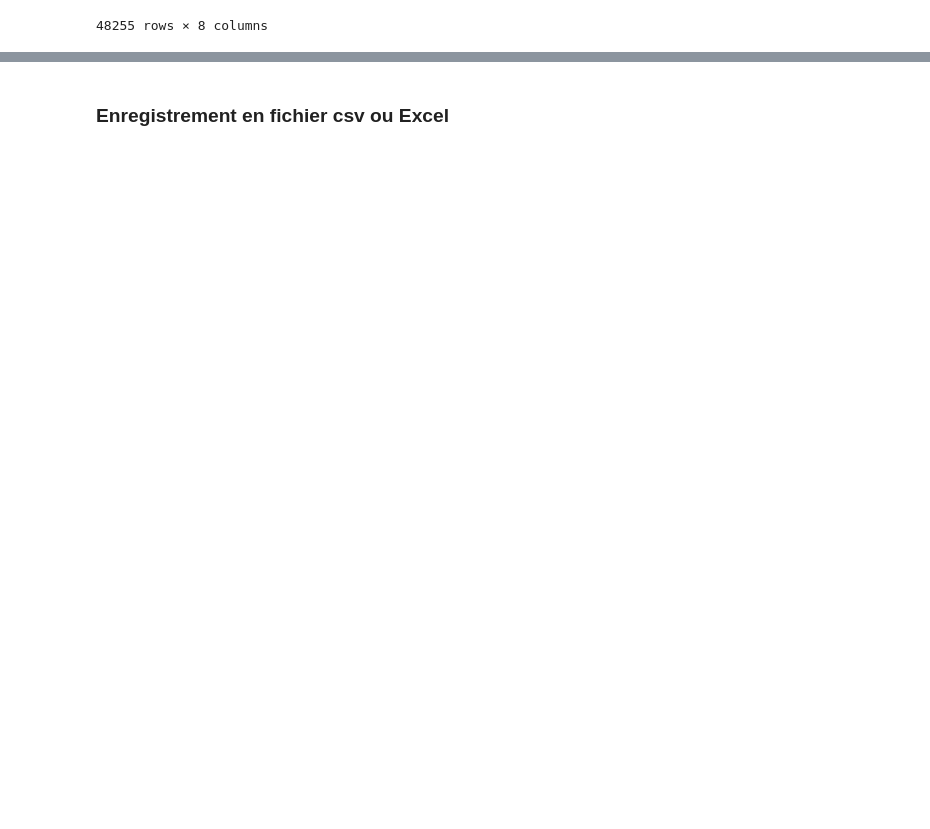
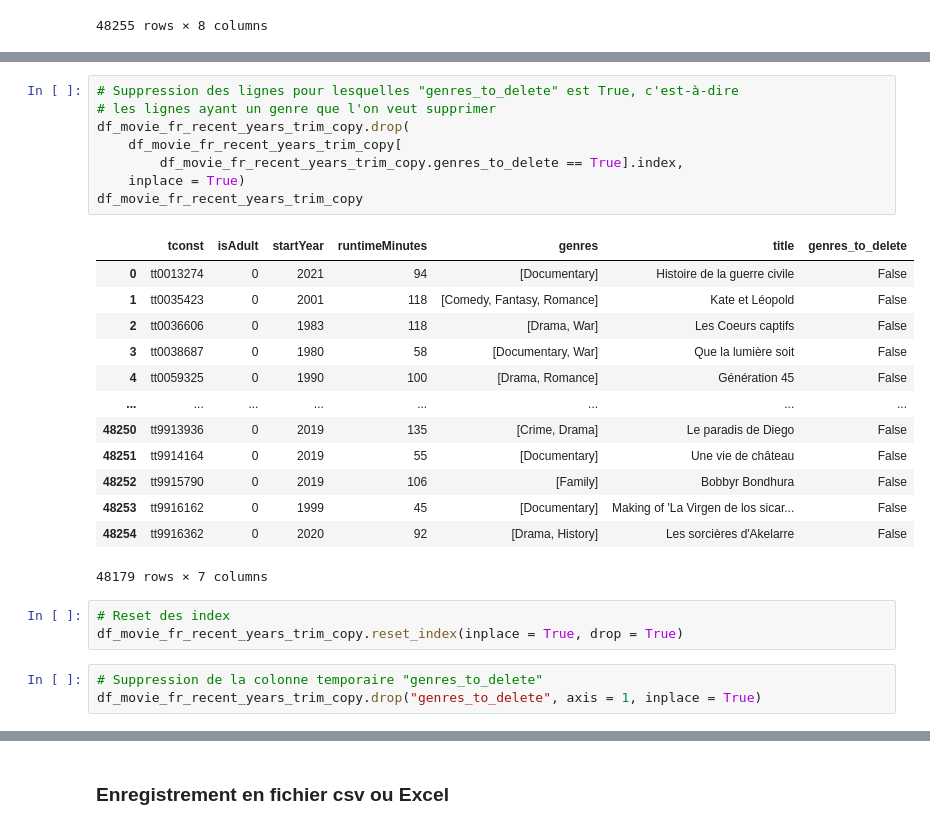
Before and after one commit to Miche5967/Projet_WCS_02_Systeme_recommandation_films, a Jupyter notebook: df_movies_in_Fr_from_1980_explode_genres.ipynb, the cells around one changed output, grey strips where cells are left out. Drawn from its saved outputs; the diff is of its cells as text; blank space fills up the shorter version.

```diff
--- a/df_movies_in_Fr_from_1980_explode_genres.ipynb
+++ b/df_movies_in_Fr_from_1980_explode_genres.ipynb
@@ -999,3 +991,31 @@ df_movie_fr_recent_years_trim_copy.drop(
+# %%
+# Suppression des lignes pour lesquelles "genres_to_delete" est True, c'est-à-dire
+# les lignes ayant un genre que l'on veut supprimer
+df_movie_fr_recent_years_trim_copy.drop(
+    df_movie_fr_recent_years_trim_copy[
+        df_movie_fr_recent_years_trim_copy.genres_to_delete == True].index,
+    inplace = True)
+df_movie_fr_recent_years_trim_copy
+# %% [output]
+|  | tconst | isAdult | startYear | runtimeMinutes | genres | title | genres_to_delete |
+| 0 | tt0013274 | 0 | 2021 | 94 | [Documentary] | Histoire de la guerre civile | False |
+| 1 | tt0035423 | 0 | 2001 | 118 | [Comedy, Fantasy, Romance] | Kate et Léopold | False |
+| 2 | tt0036606 | 0 | 1983 | 118 | [Drama, War] | Les Coeurs captifs | False |
+| 3 | tt0038687 | 0 | 1980 | 58 | [Documentary, War] | Que la lumière soit | False |
+| 4 | tt0059325 | 0 | 1990 | 100 | [Drama, Romance] | Génération 45 | False |
+| ... | ... | ... | ... | ... | ... | ... | ... |
+| 48250 | tt9913936 | 0 | 2019 | 135 | [Crime, Drama] | Le paradis de Diego | False |
+| 48251 | tt9914164 | 0 | 2019 | 55 | [Documentary] | Une vie de château | False |
+| 48252 | tt9915790 | 0 | 2019 | 106 | [Family] | Bobbyr Bondhura | False |
+| 48253 | tt9916162 | 0 | 1999 | 45 | [Documentary] | Making of 'La Virgen de los sicar... | False |
+| 48254 | tt9916362 | 0 | 2020 | 92 | [Drama, History] | Les sorcières d'Akelarre | False |
+48179 rows × 7 columns
+# %%
+# Reset des index
+df_movie_fr_recent_years_trim_copy.reset_index(inplace = True, drop = True)
+# %%
+# Suppression de la colonne temporaire "genres_to_delete"
+df_movie_fr_recent_years_trim_copy.drop("genres_to_delete", axis = 1, inplace = True)
 # %%
 # Affichage des données de la table mise à jour, après la suppression des lignes.
 df_movie_fr_recent_years_trim_copy.info()
```
Also changed, not shown: parts of 23 cells of this notebook.
